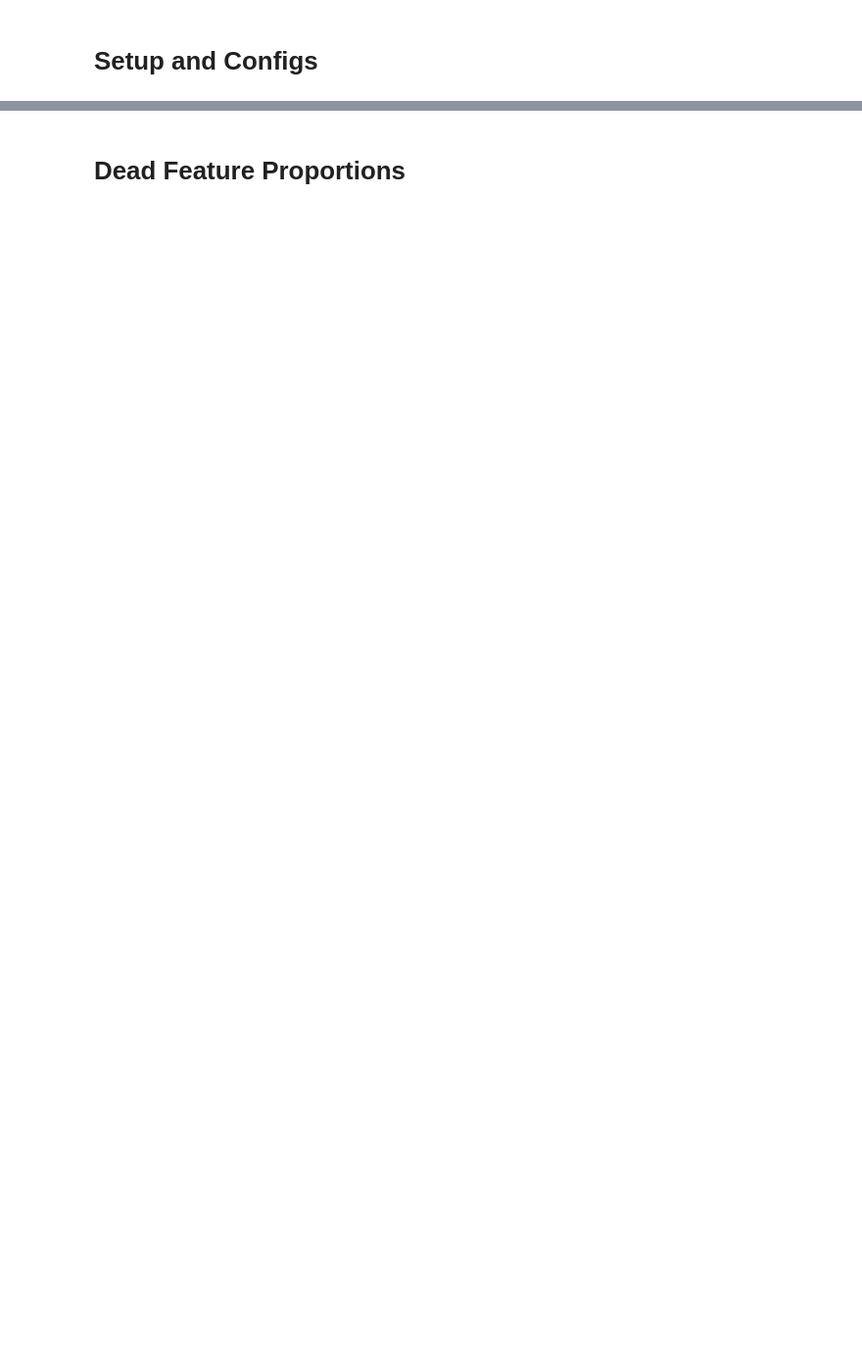
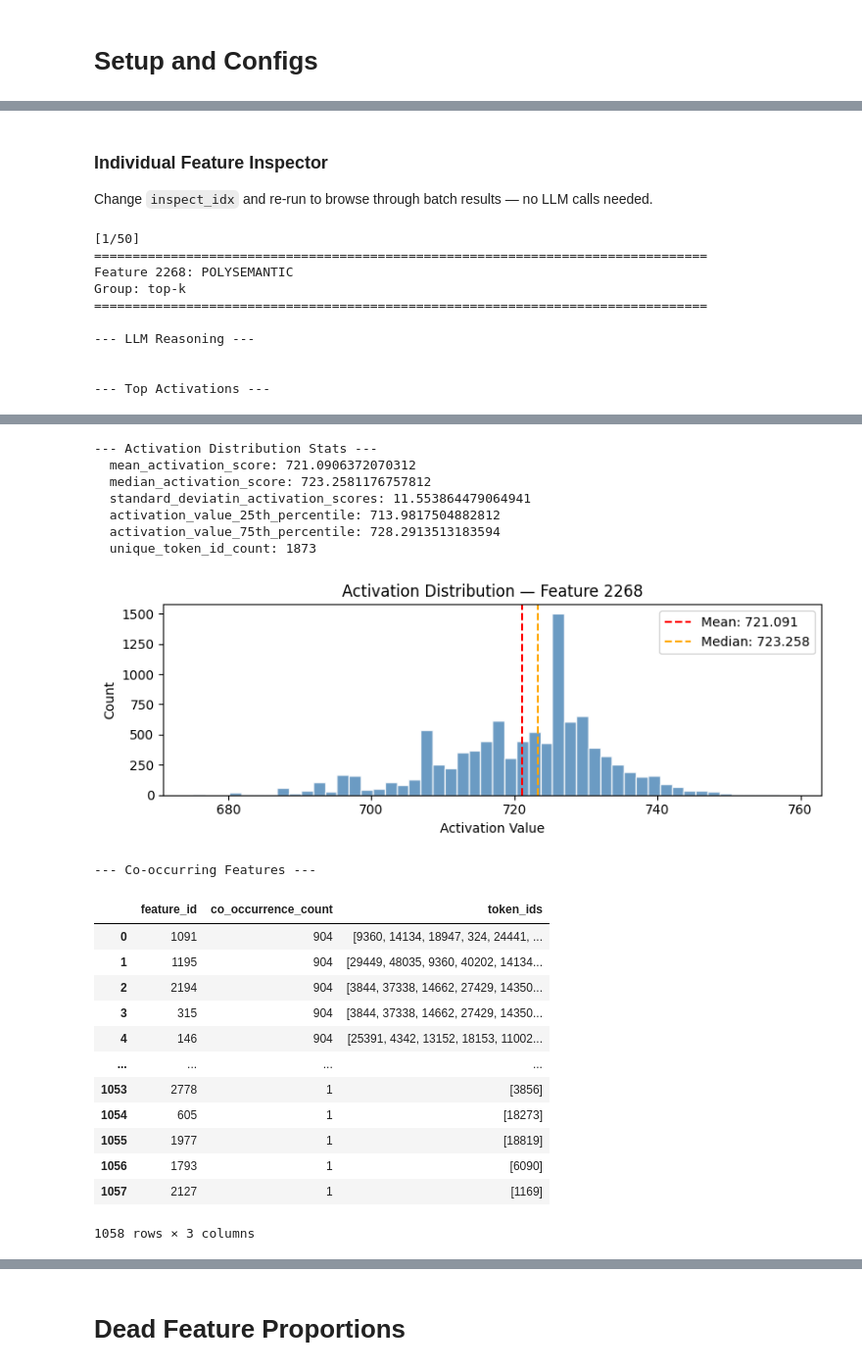
Before and after one commit to adityaiyer7/sae-monosemantic, a Jupyter notebook: src/evaluation/feature_analysis.ipynb, the cells around one changed output, grey strips where cells are left out. Shown at 98% size. Cells and saved outputs as stored; diff of their text form; code cells hidden in the pictures; blank space fills up the shorter version.

```diff
--- a/src/evaluation/feature_analysis.ipynb
+++ b/src/evaluation/feature_analysis.ipynb
@@ -91,2 +72,39 @@ def analyze_feature(feature_id: int) -> dict:
     }
+# %%
+def display_feature_result(r: dict, show_histogram: bool = True):
+    print("=" * 80)
+    print(f"Feature {r['feature_id']}: {r['llm_label']}")
+    if "group" in r:
+        print(f"Group: {r['group']}")
+    print("=" * 80)
+
+    print(f"\n--- LLM Reasoning ---\n{r['llm_reasoning']}")
+
+    print("\n--- Top Activations ---")
+    display(r["top_activations"])
+
+    print("\n--- Activation Distribution Stats ---")
+    for k, v in r["activation_stats"].items():
+        print(f"  {k}: {v}")
+
+    if show_histogram and len(r["raw_activations"]) > 0:
+        fig, ax = plt.subplots(figsize=(8, 3))
+        ax.hist(r["raw_activations"], bins=50, color="steelblue", edgecolor="white", alpha=0.8)
+        mean_val = r["activation_stats"]["mean_activation_score"]
+        median_val = r["activation_stats"]["median_activation_score"]
+        ax.axvline(mean_val, color="red", linestyle="--", linewidth=1.5, label=f"Mean: {mean_val:.3f}")
+        ax.axvline(median_val, color="orange", linestyle="--", linewidth=1.5, label=f"Median: {median_val:.3f}")
+        ax.set_title(f"Activation Distribution — Feature {r['feature_id']}")
+        ax.set_xlabel("Activation Value")
+        ax.set_ylabel("Count")
+        ax.legend()
+        plt.tight_layout()
+        plt.show()
+
+    print("\n--- Co-occurring Features ---")
+    display(r["co_occurring_features"])
+
+    print("\n--- Token Type Breakdown ---")
+    for prop, counts in r["token_type_breakdown"].items():
+        print(f"  {prop}: {counts}")
 # %% [markdown]
@@ -145,0 +159,20 @@ for prop, counts in r["token_type_breakdown"].items():
+# %% [markdown]
+### Individual Feature Inspector
+Change `inspect_idx` and re-run to browse through batch results — no LLM calls needed.
+# %%
+inspect_idx = 0  # 0 to len(batch_results)-1
+
+r = batch_results[inspect_idx]
+print(f"[{inspect_idx + 1}/{len(batch_results)}]")
+display_feature_result(r, show_histogram=True)
+# %% [output]
+[1/50]
+================================================================================
+Feature 2268: POLYSEMANTIC
+Group: top-k
+================================================================================
+
+--- LLM Reasoning ---
+
+
+--- Top Activations ---
@@ -145,0 +196,22 @@ for prop, counts in r["token_type_breakdown"].items():
+--- Activation Distribution Stats ---
+  mean_activation_score: 721.0906372070312
+  median_activation_score: 723.2581176757812
+  standard_deviatin_activation_scores: 11.553864479064941
+  activation_value_25th_percentile: 713.9817504882812
+  activation_value_75th_percentile: 728.2913513183594
+  unique_token_id_count: 1873
+[figure, added]
+--- Co-occurring Features ---
+|  | feature_id | co_occurrence_count | token_ids |
+| 0 | 1091 | 904 | [9360, 14134, 18947, 324, 24441, ... |
+| 1 | 1195 | 904 | [29449, 48035, 9360, 40202, 14134... |
+| 2 | 2194 | 904 | [3844, 37338, 14662, 27429, 14350... |
+| 3 | 315 | 904 | [3844, 37338, 14662, 27429, 14350... |
+| 4 | 146 | 904 | [25391, 4342, 13152, 18153, 11002... |
+| ... | ... | ... | ... |
+| 1053 | 2778 | 1 | [3856] |
+| 1054 | 605 | 1 | [18273] |
+| 1055 | 1977 | 1 | [18819] |
+| 1056 | 1793 | 1 | [6090] |
+| 1057 | 2127 | 1 | [1169] |
+1058 rows × 3 columns
```
Also changed, not shown: parts of 21 cells of this notebook, 6 other files.
